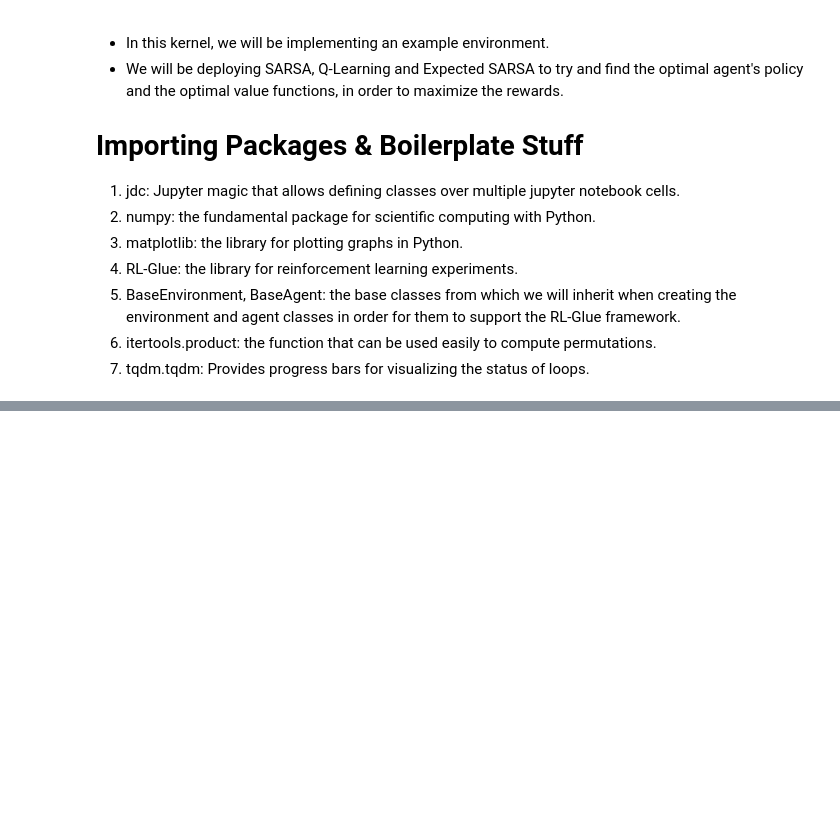
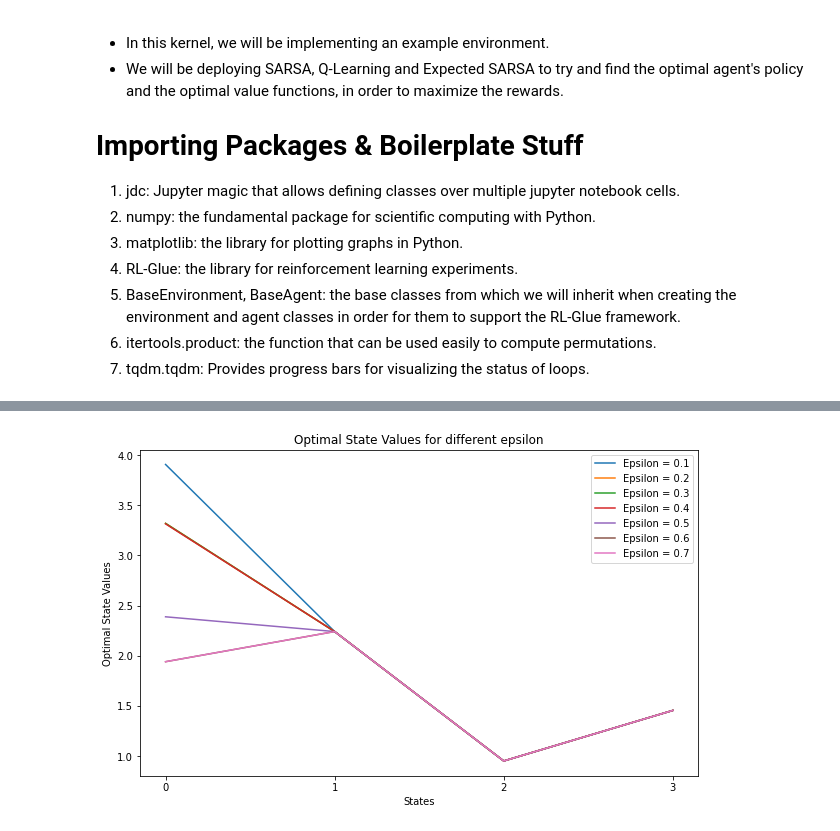
Before and after one commit to rahulmeshram07/Sample-Based-Learning-Methods, a Jupyter notebook: Week 3/Example.ipynb, the cells around one changed output, grey strips where cells are left out. Saved outputs shown, nothing was run; the diff lists cells and outputs as text; code cells hidden in the pictures; blank space fills up the shorter version.

```diff
--- a/Week 3/Example.ipynb
+++ b/Week 3/Example.ipynb
@@ -215,0 +334,26 @@ Optimal Policy:
+# %%
+# Trying to understand the effect of step-size
+eps = [0.1, 0.2, 0.3, 0.4, 0.5, 0.6, 0.7]
+
+# Defining the characteristics for the environment
+env_info = {
+    "seed": 0
+}
+
+# Defining the characteristics for the agent
+agent_info = {
+    "discount": 0.9,
+    "step_size": 0.1,
+    "epsilon": 0.1,
+    "delta": 1e-2,
+    "seed": 0
+}
+
+state_vals_eps = []
+
+for e in eps:
+    print("\n\nFor epsilon:", e)
+    agent_info['epsilon'] = e
+    q_vals = run_experiment(env_info, agent_info, print_vals = False)
+    state_vals = np.max(q_vals, axis = -1)
+    state_vals_eps.append(state_vals)
@@ -215,0 +378,14 @@ Optimal Policy:
+# %%
+plt.figure(figsize = (10, 6))
+
+for i in range(len(eps)):
+    plt.plot(state_vals_eps[i], label = f'Epsilon = {eps[i]}')
+
+plt.xticks(np.arange(4))
+plt.title("Optimal State Values for different epsilon")
+plt.xlabel("States")
+plt.ylabel("Optimal State Values")
+plt.legend()
+plt.show()
+# %% [output]
+[figure, added]
```
Also changed, not shown: parts of 15 cells of this notebook.
